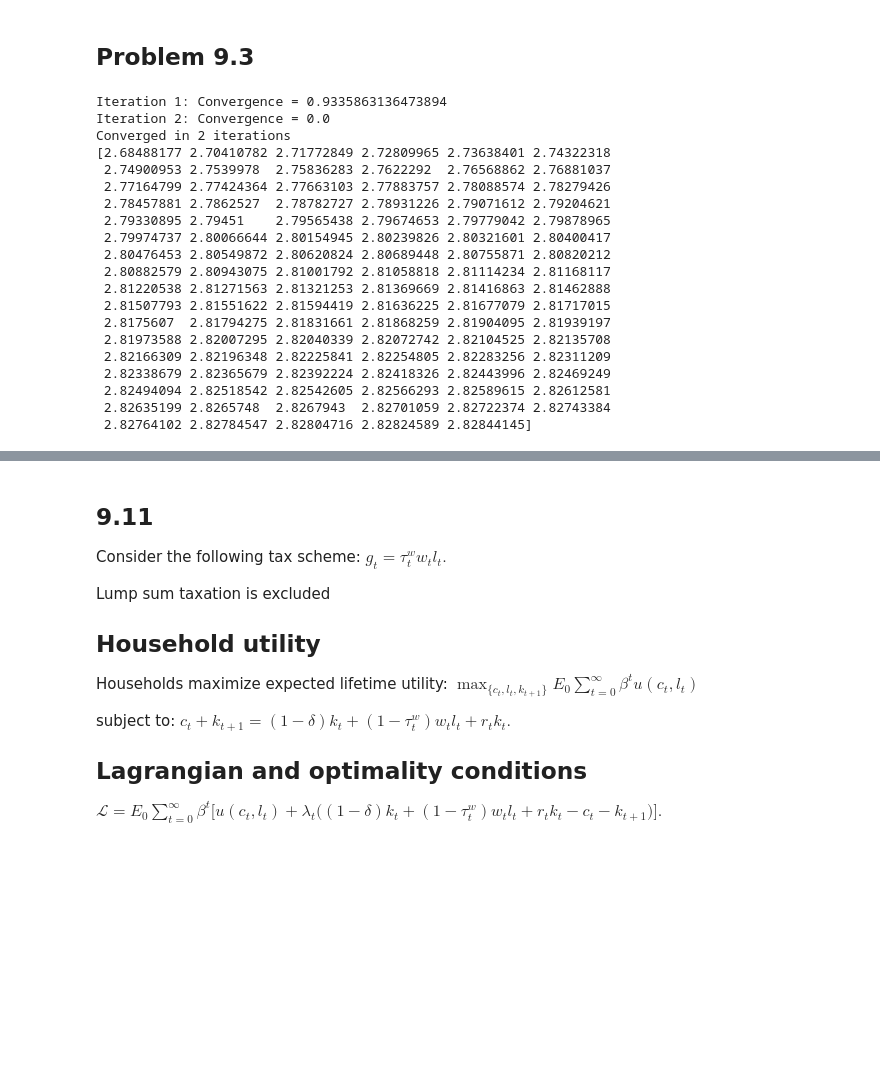
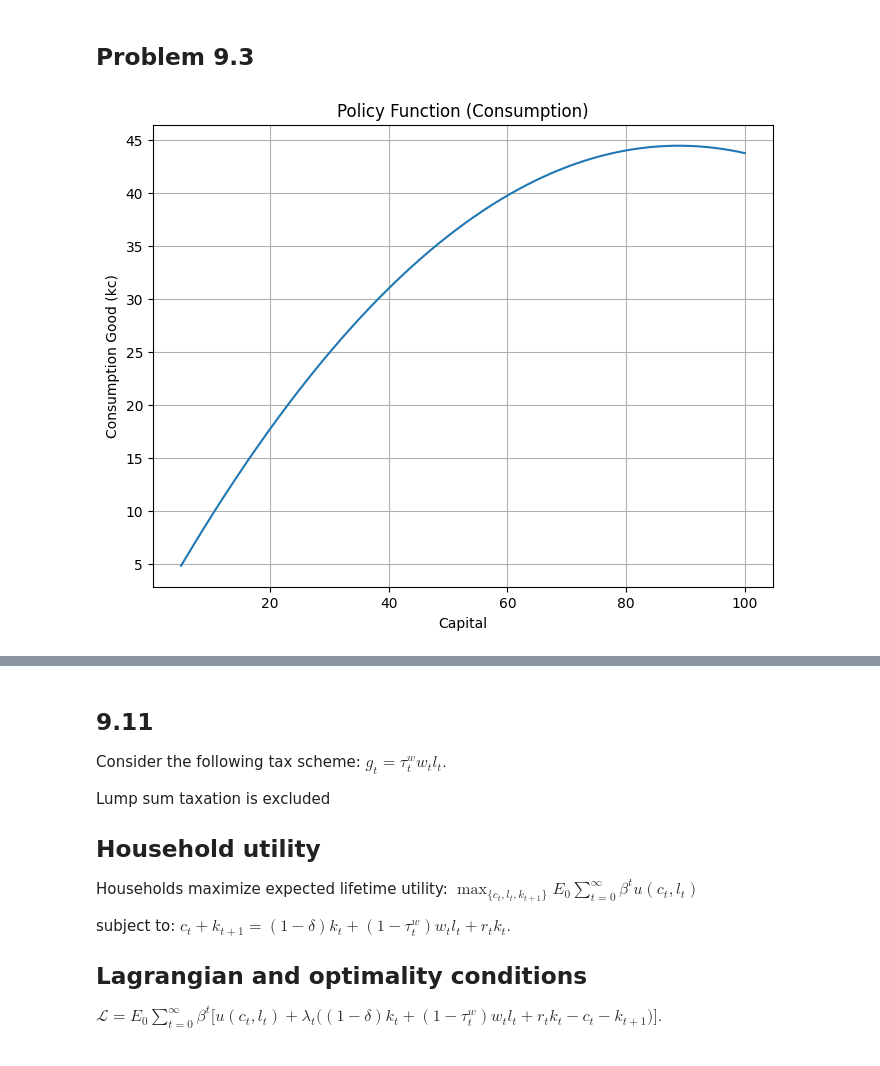
Before and after one commit to olurie/Comp-Methods-HW, a Jupyter notebook: HW3/HW3.ipynb, the cells around one changed output, grey strips where cells are left out. Drawn from its saved outputs; the diff is of its cells as text; code cells hidden in the pictures; blank space fills up the shorter version.

```diff
--- a/HW3/HW3.ipynb
+++ b/HW3/HW3.ipynb
@@ -11,8 +12,19 @@ import matplotlib.pyplot as plt
 # %%
 #parameters
 gamma, beta, alpha_c, alpha_i, depreciation_rate = 0.5, 0.99, 0.5, 0.5, 0.075
-lower_bound, upper_bound, convergence_threshold, iterations, grid_size = 5.0, 100.0, 1e-6, 2000, 100
-verbose = True
+lower_bound, upper_bound, convergence_threshold, iterations, grid_size = 5.0, 100.0, 1e-6, 1000, 1000
+verbose = False
 
 capital_grid = np.linspace(lower_bound, upper_bound, grid_size+1)
 consumption_grid = capital_grid - (depreciation_rate*capital_grid)**(1/alpha_i)
+
+# Plot policy function
+plt.figure(figsize=(8, 6))
+plt.plot(capital_grid, consumption_grid)
+plt.title("Policy Function (Consumption)")
+plt.xlabel("Capital")
+plt.ylabel("Consumption Good (kc)")
+plt.grid(True)
+plt.show()
+# %% [output]
+[figure, added]
@@ -59,25 +30,0 @@ def policy_function(consumption_grid):
-# %%
-
-solved_consumption = policy_function(consumption_grid)
-print(solved_consumption)
-# %% [output]
-Iteration 1: Convergence = 0.9335863136473894
-Iteration 2: Convergence = 0.0
-Converged in 2 iterations
-[2.68488177 2.70410782 2.71772849 2.72809965 2.73638401 2.74322318
- 2.74900953 2.7539978  2.75836283 2.7622292  2.76568862 2.76881037
- 2.77164799 2.77424364 2.77663103 2.77883757 2.78088574 2.78279426
- 2.78457881 2.7862527  2.78782727 2.78931226 2.79071612 2.79204621
- 2.79330895 2.79451    2.79565438 2.79674653 2.79779042 2.79878965
- 2.79974737 2.80066644 2.80154945 2.80239826 2.80321601 2.80400417
- 2.80476453 2.80549872 2.80620824 2.80689448 2.80755871 2.80820212
- 2.80882579 2.80943075 2.81001792 2.81058818 2.81114234 2.81168117
- 2.81220538 2.81271563 2.81321253 2.81369669 2.81416863 2.81462888
- 2.81507793 2.81551622 2.81594419 2.81636225 2.81677079 2.81717015
- 2.8175607  2.81794275 2.81831661 2.81868259 2.81904095 2.81939197
- 2.81973588 2.82007295 2.82040339 2.82072742 2.82104525 2.82135708
- 2.82166309 2.82196348 2.82225841 2.82254805 2.82283256 2.82311209
- 2.82338679 2.82365679 2.82392224 2.82418326 2.82443996 2.82469249
- 2.82494094 2.82518542 2.82542605 2.82566293 2.82589615 2.82612581
- 2.82635199 2.8265748  2.8267943  2.82701059 2.82722374 2.82743384
- 2.82764102 2.82784547 2.82804716 2.82824589 2.82844145]
```
Also changed, not shown: parts of 7 cells of this notebook.
